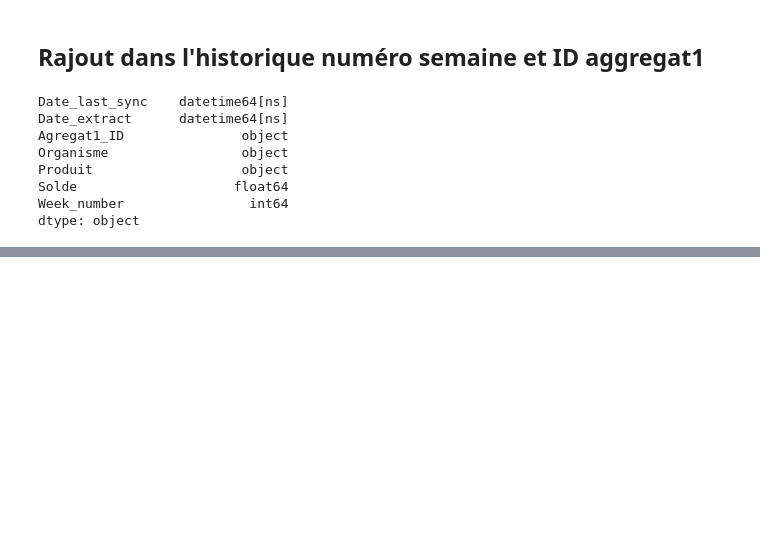
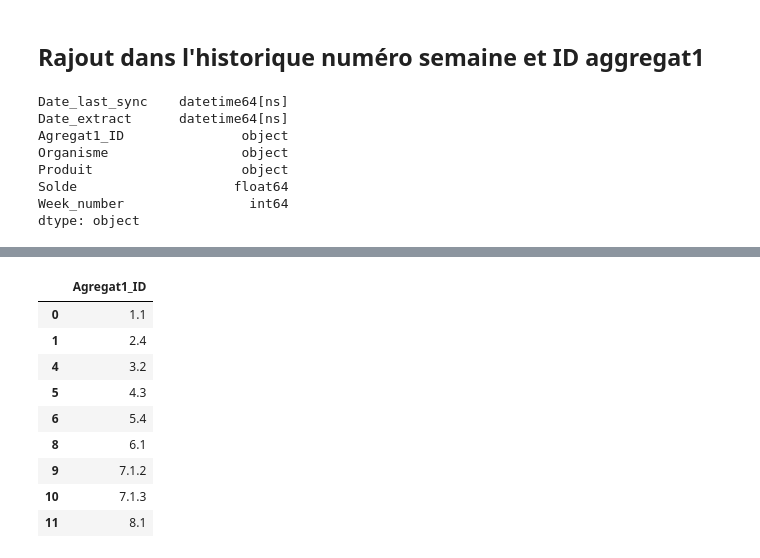
Before and after one commit to BenoitProst/finary, a Jupyter notebook: Wealth Extract Analysis.ipynb, the cells around one changed output, grey strips where cells are left out. Saved outputs shown, nothing was run; the diff lists cells and outputs as text; code cells hidden in the pictures; blank space fills up the shorter version.

```diff
--- a/Wealth Extract Analysis.ipynb
+++ b/Wealth Extract Analysis.ipynb
@@ -120,0 +168,13 @@ dfHisto.to_csv('Data/Solde_Patrimoine.csv', sep=',', encoding='utf-8', index=Fal
+# %%
+dfParam[['Agregat1_ID']].drop_duplicates(keep = 'first')[['Agregat1_ID']]
+# %% [output]
+|  | Agregat1_ID |
+| 0 | 1.1 |
+| 1 | 2.4 |
+| 4 | 3.2 |
+| 5 | 4.3 |
+| 6 | 5.4 |
+| 8 | 6.1 |
+| 9 | 7.1.2 |
+| 10 | 7.1.3 |
+| 11 | 8.1 |
```
Also changed, not shown: parts of 39 cells of this notebook, 2 other files.
